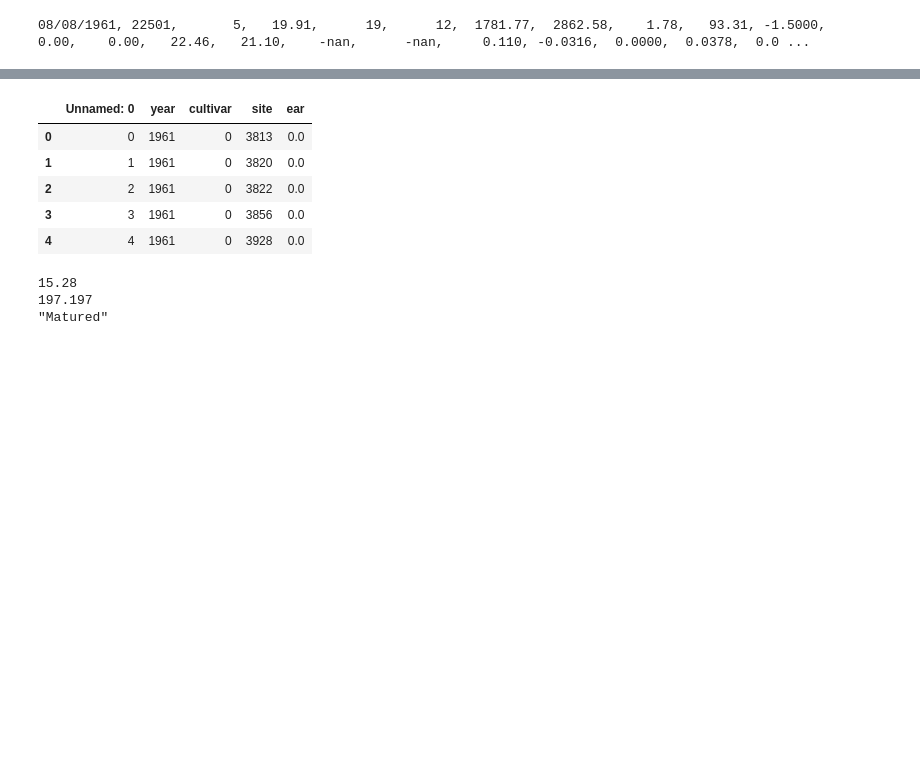
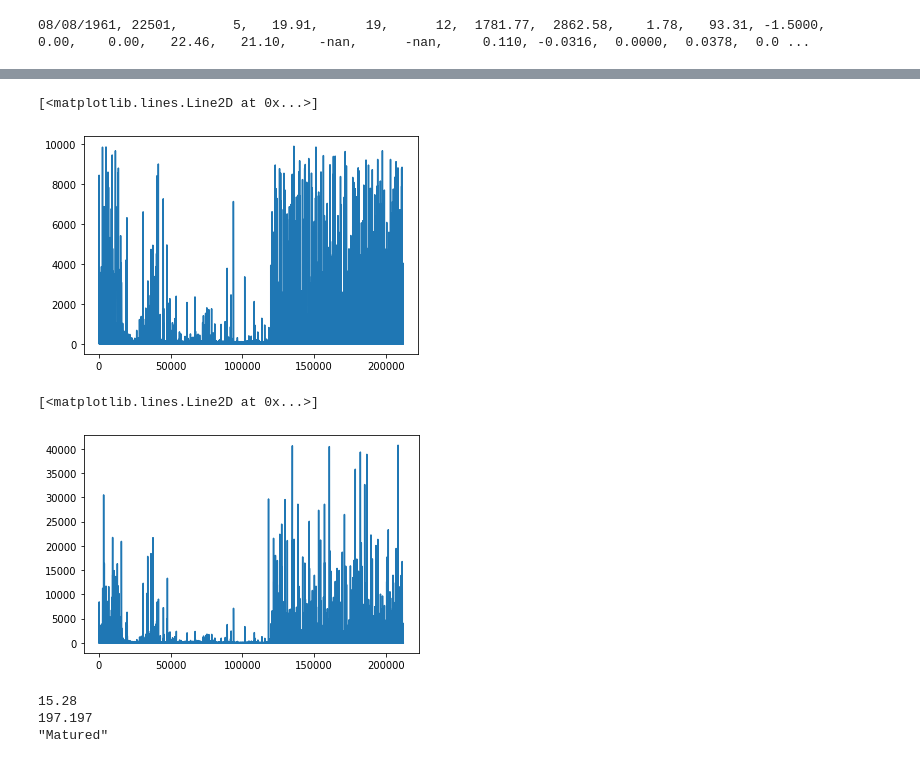
Before and after one commit to jennhsiao/upscale, a Jupyter notebook: notebooks/sim_opt100.ipynb, the cells around one changed output, grey strips where cells are left out. Drawn from its saved outputs; the diff is of its cells as text; code cells hidden in the pictures; blank space fills up the shorter version.

```diff
--- a/notebooks/sim_opt100.ipynb
+++ b/notebooks/sim_opt100.ipynb
@@ -169,12 +195,13 @@ test = pd.read_csv('/home/disk/eos8/ach315/upscale/test/sims_6185.txt')
+# %%
+plt.plot(test[taest.biomass < 10000].biomass)
+# %% [output]
+[<matplotlib.lines.Line2D at 0x...>]
+[figure, added]
 # %%
-test.head()
+test.biomass
 # %% [output]
-|  | Unnamed: 0 | year | cultivar | site | ear |
-| 0 | 0 | 1961 | 0 | 3813 | 0.0 |
-| 1 | 1 | 1961 | 0 | 3820 | 0.0 |
-| 2 | 2 | 1961 | 0 | 3822 | 0.0 |
-| 3 | 3 | 1961 | 0 | 3856 | 0.0 |
-| 4 | 4 | 1961 | 0 | 3928 | 0.0 |
+[<matplotlib.lines.Line2D at 0x...>]
+[figure, added]
 # %%
 # in order to read in file as text file, must use a bit more lines of code
 file_to_read = '/home/disk/eos8/ach315/upscale/sims/opt/1965/var_90/out1_13722_1965_var_90.txt'
```
Also changed, not shown: parts of 10 cells of this notebook.
